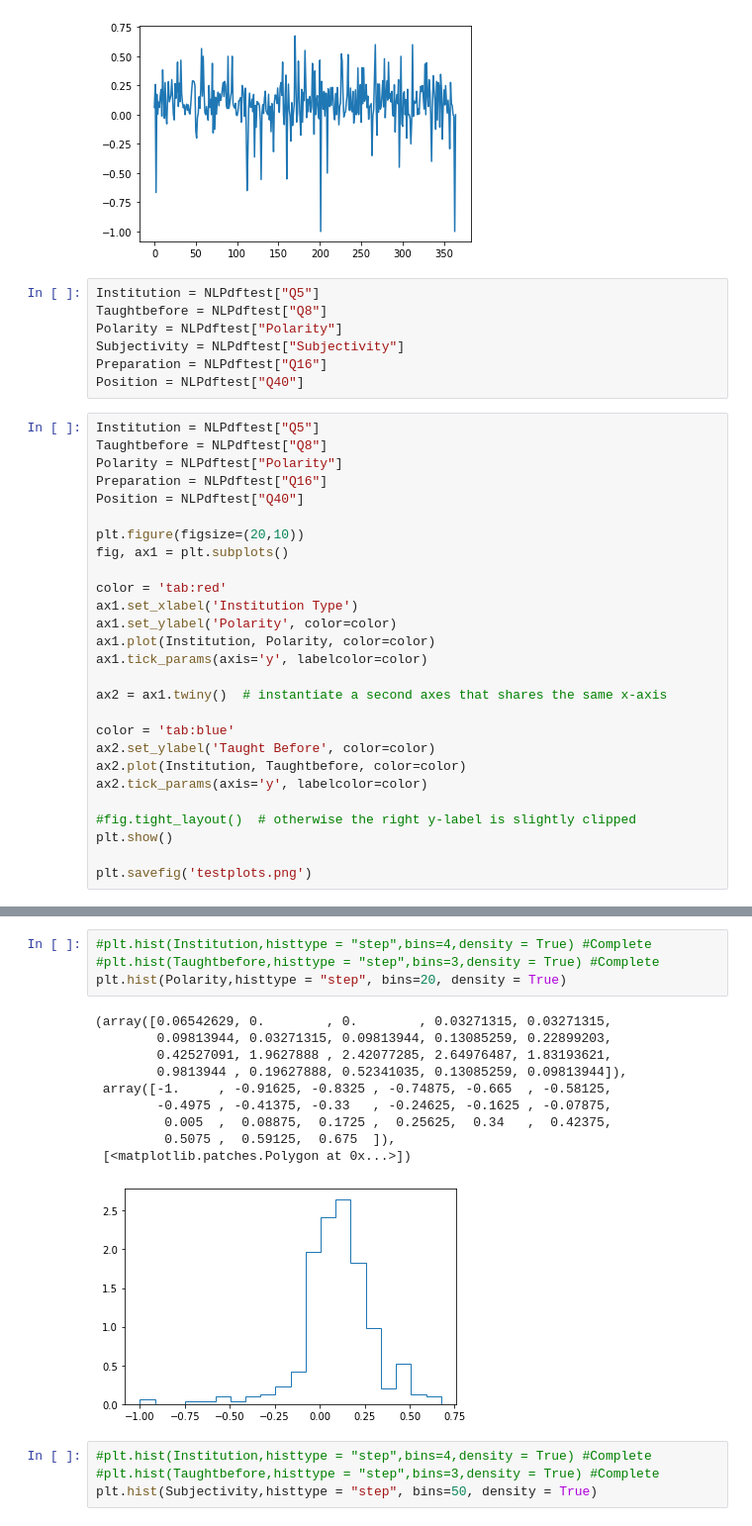
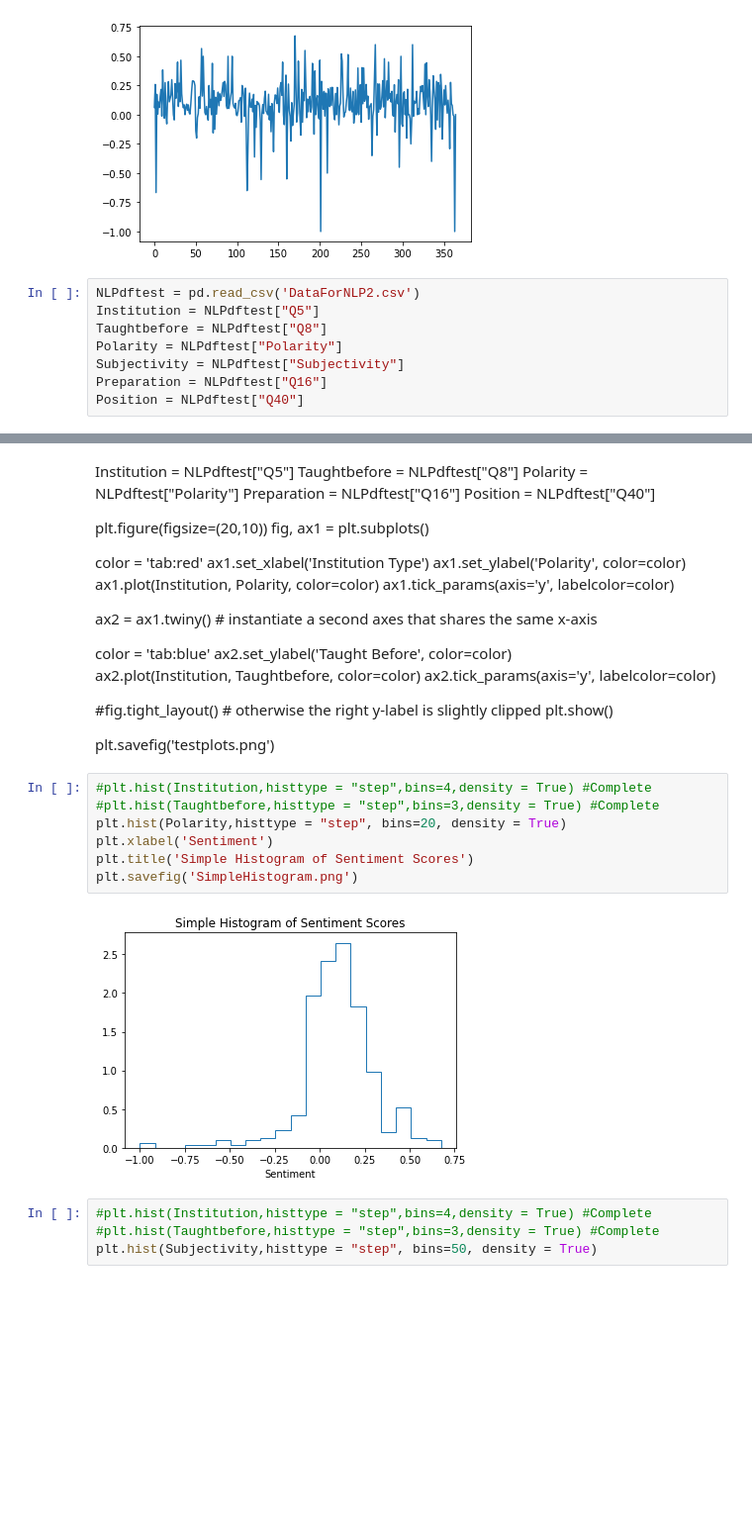
Before and after one commit to JillianMellen/NLP, a Jupyter notebook: NLPtesting.ipynb, the cells around one changed output, grey strips where cells are left out. Shown at 99% size. Drawn from its saved outputs; the diff is of its cells as text; blank space fills up the shorter version.

Commit message:
uploading latest changes and a newer, cleaner file with a new plot

```diff
--- a/NLPtesting.ipynb
+++ b/NLPtesting.ipynb
@@ -186,36 +186,10 @@ plt.plot(x,y)
 [<matplotlib.lines.Line2D at 0x...>]
 [figure]
 # %%
+NLPdftest = pd.read_csv('DataForNLP2.csv')
 Institution = NLPdftest["Q5"]
 Taughtbefore = NLPdftest["Q8"]
 Polarity = NLPdftest["Polarity"]
 Subjectivity = NLPdftest["Subjectivity"]
 Preparation = NLPdftest["Q16"]
 Position = NLPdftest["Q40"]
-# %%
-Institution = NLPdftest["Q5"]
-Taughtbefore = NLPdftest["Q8"]
-Polarity = NLPdftest["Polarity"]
-Preparation = NLPdftest["Q16"]
-Position = NLPdftest["Q40"]
-
-plt.figure(figsize=(20,10))
-fig, ax1 = plt.subplots()
-
-color = 'tab:red'
-ax1.set_xlabel('Institution Type')
-ax1.set_ylabel('Polarity', color=color)
-ax1.plot(Institution, Polarity, color=color)
-ax1.tick_params(axis='y', labelcolor=color)
-
-ax2 = ax1.twiny()  # instantiate a second axes that shares the same x-axis
-
-color = 'tab:blue'
-ax2.set_ylabel('Taught Before', color=color)
-ax2.plot(Institution, Taughtbefore, color=color)
-ax2.tick_params(axis='y', labelcolor=color)
-
-#fig.tight_layout()  # otherwise the right y-label is slightly clipped
-plt.show()
-
-plt.savefig('testplots.png')
@@ -226,18 +196,39 @@ TypeError: 'value' must be an instance of str or bytes, not a float
+# %% [markdown]
+Institution = NLPdftest["Q5"]
+Taughtbefore = NLPdftest["Q8"]
+Polarity = NLPdftest["Polarity"]
+Preparation = NLPdftest["Q16"]
+Position = NLPdftest["Q40"]
+
+plt.figure(figsize=(20,10))
+fig, ax1 = plt.subplots()
+
+color = 'tab:red'
+ax1.set_xlabel('Institution Type')
+ax1.set_ylabel('Polarity', color=color)
+ax1.plot(Institution, Polarity, color=color)
+ax1.tick_params(axis='y', labelcolor=color)
+
+ax2 = ax1.twiny()  # instantiate a second axes that shares the same x-axis
+
+color = 'tab:blue'
+ax2.set_ylabel('Taught Before', color=color)
+ax2.plot(Institution, Taughtbefore, color=color)
+ax2.tick_params(axis='y', labelcolor=color)
+
+#fig.tight_layout()  # otherwise the right y-label is slightly clipped
+plt.show()
+
+plt.savefig('testplots.png')
 # %%
 #plt.hist(Institution,histtype = "step",bins=4,density = True) #Complete
 #plt.hist(Taughtbefore,histtype = "step",bins=3,density = True) #Complete
 plt.hist(Polarity,histtype = "step", bins=20, density = True)
+plt.xlabel('Sentiment')
+plt.title('Simple Histogram of Sentiment Scores')
+plt.savefig('SimpleHistogram.png')
 # %% [output]
-(array([0.06542629, 0.        , 0.        , 0.03271315, 0.03271315,
-        0.09813944, 0.03271315, 0.09813944, 0.13085259, 0.22899203,
-        0.42527091, 1.9627888 , 2.42077285, 2.64976487, 1.83193621,
-        0.9813944 , 0.19627888, 0.52341035, 0.13085259, 0.09813944]),
- array([-1.     , -0.91625, -0.8325 , -0.74875, -0.665  , -0.58125,
-        -0.4975 , -0.41375, -0.33   , -0.24625, -0.1625 , -0.07875,
-         0.005  ,  0.08875,  0.1725 ,  0.25625,  0.34   ,  0.42375,
-         0.5075 ,  0.59125,  0.675  ]),
- [<matplotlib.patches.Polygon at 0x...>])
-[figure, old version]
+[figure, new version]
 # %%
 #plt.hist(Institution,histtype = "step",bins=4,density = True) #Complete
 #plt.hist(Taughtbefore,histtype = "step",bins=3,density = True) #Complete
```
Also changed, not shown: parts of 11 cells of this notebook, 1 other file.
